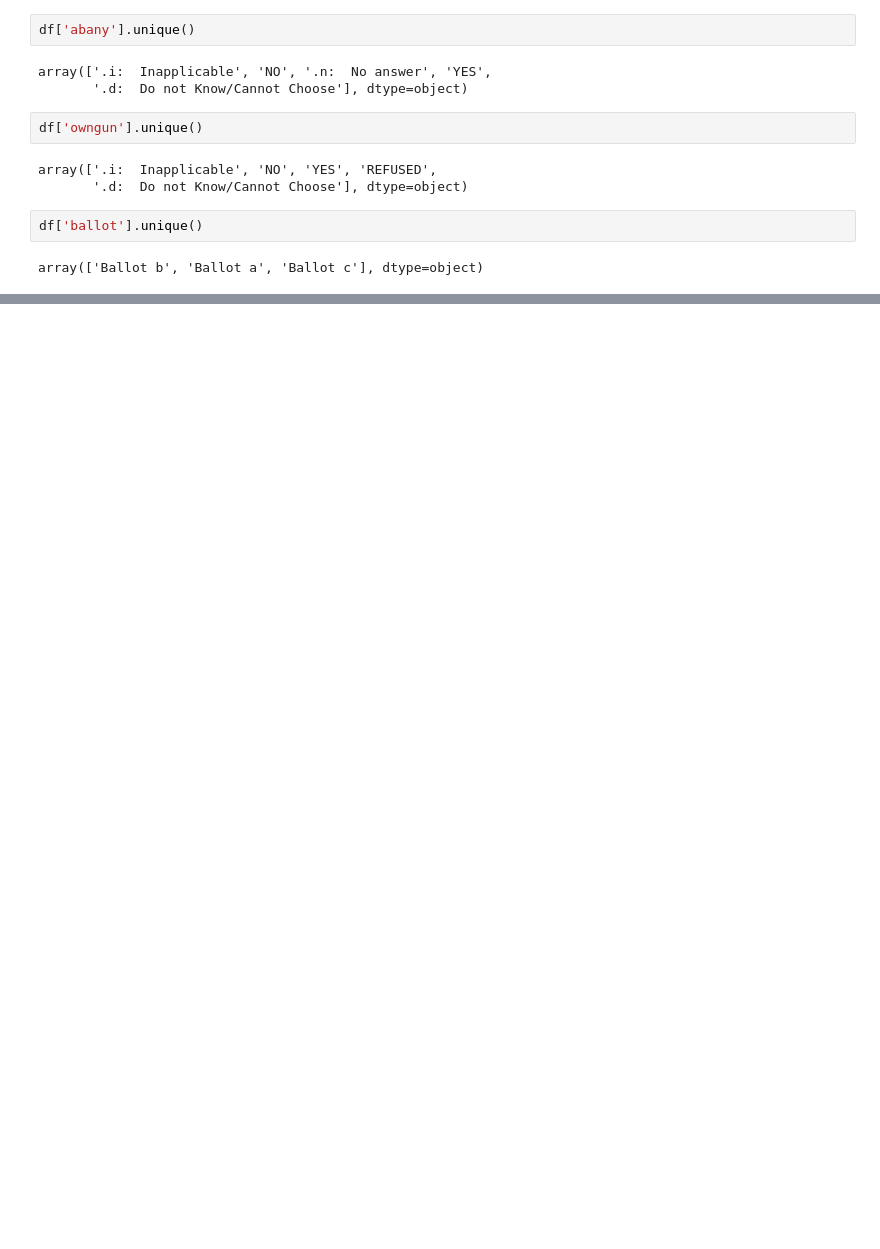
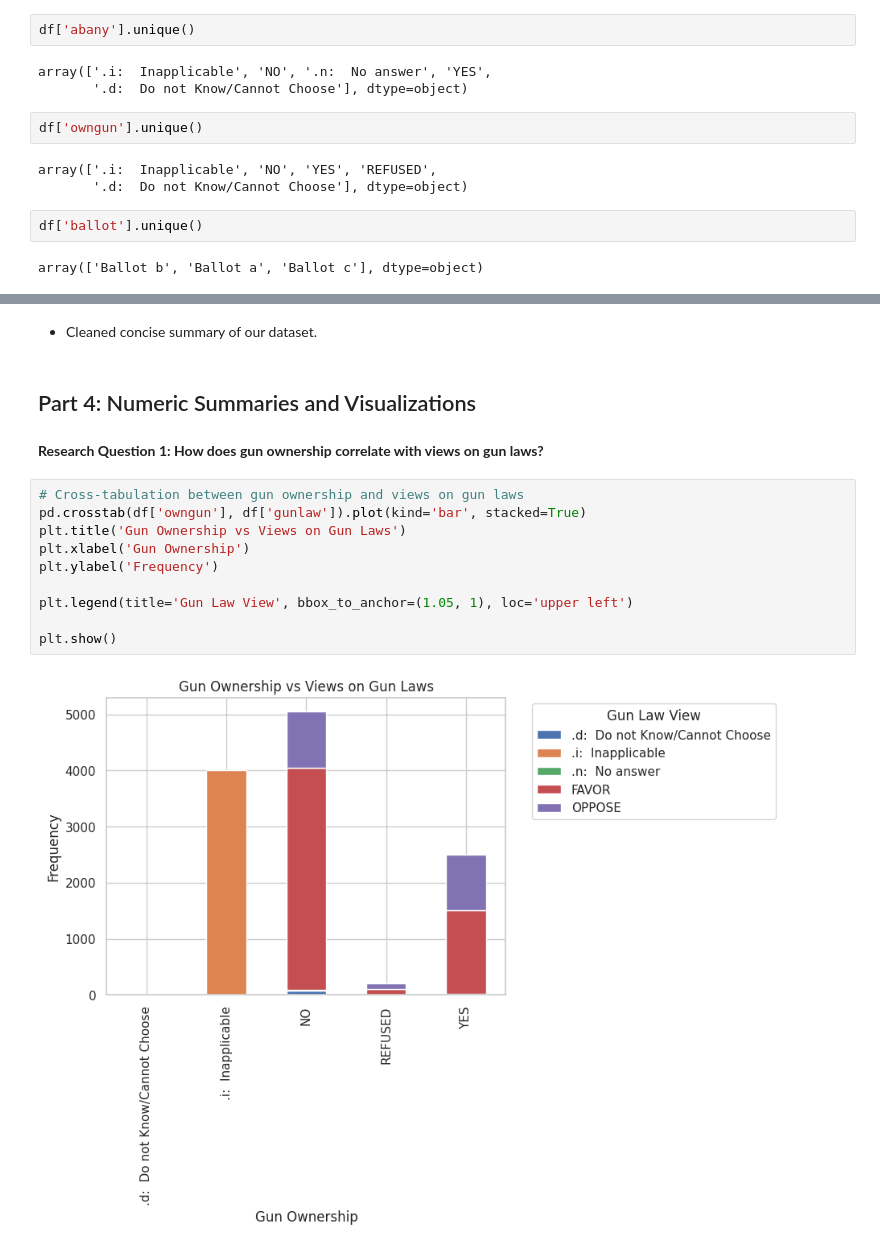
Before and after one commit to kimberlyyliuu/EDA, a Jupyter notebook: lab/gss.ipynb, the cells around one changed output, grey strips where cells are left out. Drawn from its saved outputs; the diff is of its cells as text; blank space fills up the shorter version.

Commit message:
Adding work on Part 4 (Numeric Summaries and Viz)

```diff
--- a/lab/gss.ipynb
+++ b/lab/gss.ipynb
@@ -231,0 +258,20 @@ array(['Ballot b', 'Ballot a', 'Ballot c'], dtype=object)
+# %% [markdown]
+
+
+*   Cleaned concise summary of our dataset.
+# %% [markdown]
+## Part 4: Numeric Summaries and Visualizations
+# %% [markdown]
+**Research Question 1: How does gun ownership correlate with views on gun laws?**
+# %%
+# Cross-tabulation between gun ownership and views on gun laws
+pd.crosstab(df['owngun'], df['gunlaw']).plot(kind='bar', stacked=True)
+plt.title('Gun Ownership vs Views on Gun Laws')
+plt.xlabel('Gun Ownership')
+plt.ylabel('Frequency')
+
+plt.legend(title='Gun Law View', bbox_to_anchor=(1.05, 1), loc='upper left')
+
+plt.show()
+# %% [output]
+[figure, added]
```
Also changed, not shown: parts of 13 cells of this notebook.
